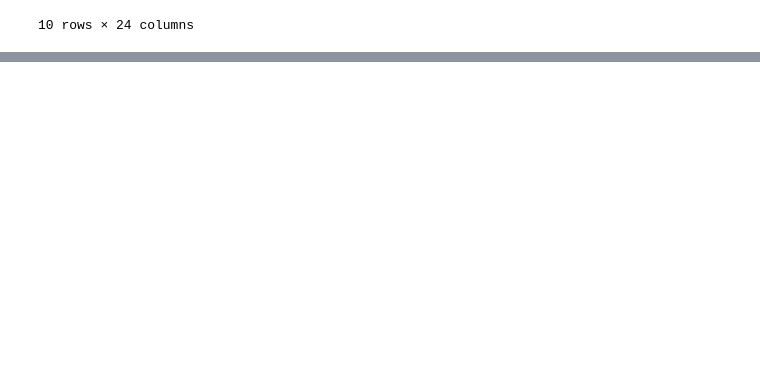
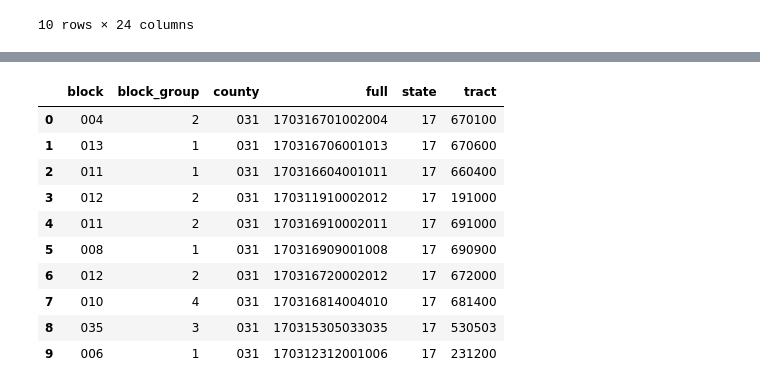
Before and after one commit to joan-wang/Machine-Learning, a Jupyter notebook: hw1/HW1.ipynb, the cells around one changed output, grey strips where cells are left out. Drawn from its saved outputs; the diff is of its cells as text; code cells hidden in the pictures; blank space fills up the shorter version.

```diff
--- a/hw1/HW1.ipynb
+++ b/hw1/HW1.ipynb
@@ -350,21 +350,35 @@ sanitation[:10]
 # %%
 # break down fips code into components
 # Reducing down to last 6 months of 2016 only
 
 buildings['date service request was received'] = pd.to_datetime(buildings['date service request was received'], format='%m/%d/%Y')
 sanitation['creation date'] = pd.to_datetime(sanitation['creation date'], format='%m/%d/%Y')
 
 buildings_recent = buildings[buildings['date service request was received'] > '07/01/2016']
 sanitation_recent = sanitation[sanitation['creation date'] > '07/01/2016']
 all_fips = np.concatenate((buildings_recent['fips_codes'].unique(), sanitation_recent['fips_codes'].unique()),axis = 0)
 all_fips = all_fips[all_fips != np.array(None)]
 
 np.split(all_fips, [2, 5, 11, 12])
 state = [i[:2] for i in all_fips]
 county = [i[2:5] for i in all_fips]
 tract = [i[5:11] for i in all_fips]
 block_group = [i[11:12] for i in all_fips]
+block = [i[12:15] for i in all_fips]
 
-fips_sep = pd.DataFrame({'full':all_fips, 'state':state, 'county':county, 'tract':tract, 'block_group': block_group})
+fips_sep = pd.DataFrame({'full':all_fips, 'state':state, 'county':county, 'tract':tract, 'block_group': block_group, 'block': block})
+fips_sep[:10]
+# %% [output]
+|  | block | block_group | county | full | state | tract |
+| 0 | 004 | 2 | 031 | 170316701002004 | 17 | 670100 |
+| 1 | 013 | 1 | 031 | 170316706001013 | 17 | 670600 |
+| 2 | 011 | 1 | 031 | 170316604001011 | 17 | 660400 |
+| 3 | 012 | 2 | 031 | 170311910002012 | 17 | 191000 |
+| 4 | 011 | 2 | 031 | 170316910002011 | 17 | 691000 |
+| 5 | 008 | 1 | 031 | 170316909001008 | 17 | 690900 |
+| 6 | 012 | 2 | 031 | 170316720002012 | 17 | 672000 |
+| 7 | 010 | 4 | 031 | 170316814004010 | 17 | 681400 |
+| 8 | 035 | 3 | 031 | 170315305033035 | 17 | 530503 |
+| 9 | 006 | 1 | 031 | 170312312001006 | 17 | 231200 |
 # %%
 # Call ACS api and create an output dataframe.
```
Also changed, not shown: parts of 2 cells of this notebook.
